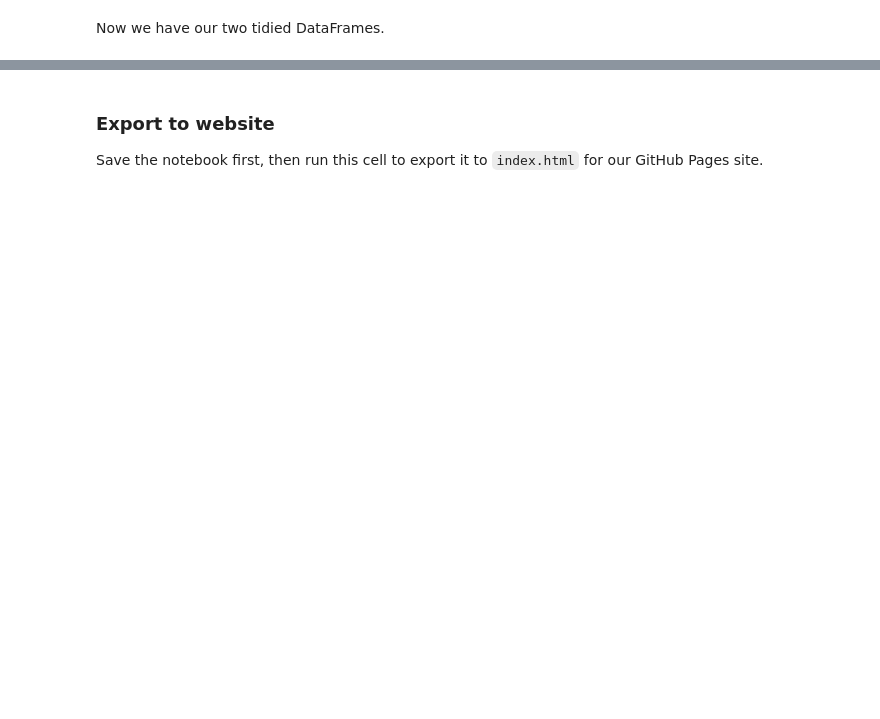
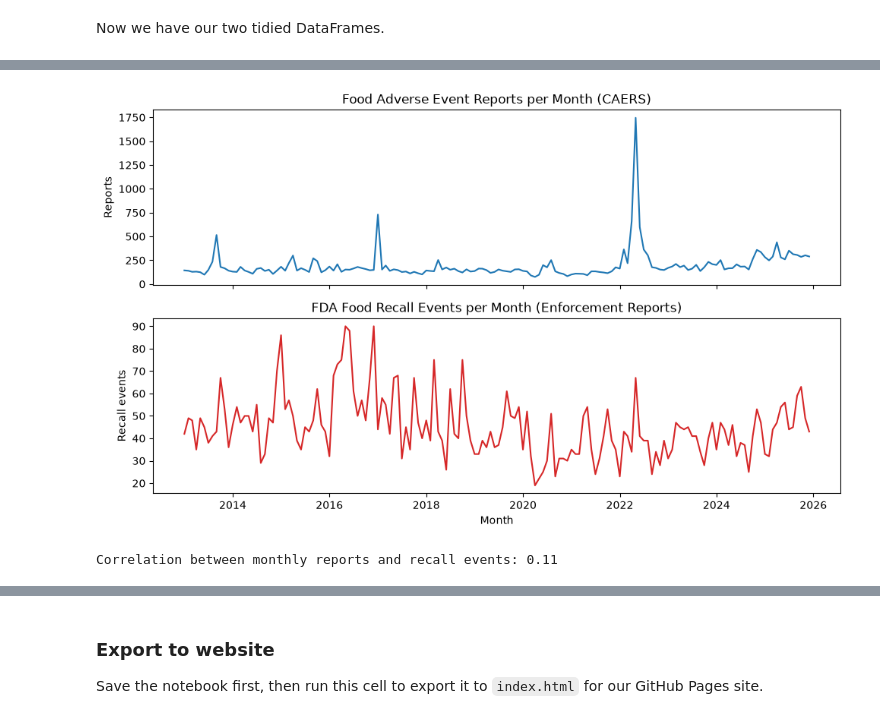
Before and after one commit to elistolte/elistolte.github.io, a Jupyter notebook: notebook.ipynb, the cells around one changed output, grey strips where cells are left out. Drawn from its saved outputs; the diff is of its cells as text; code cells hidden in the pictures; blank space fills up the shorter version.

```diff
--- a/notebook.ipynb
+++ b/notebook.ipynb
@@ -443,0 +556,28 @@ industry_name    object
+# %%
+# Monthly counts from 2013-2025 (the years with consistent data in both datasets)
+food_in_range = food_events[food_events["date_created"].dt.year.between(2013, 2025)]
+recalls_in_range = fda_hist[fda_hist["recall_initiation_date"].dt.year.between(2013, 2025)]
+
+monthly = pd.DataFrame({
+    "adverse_events": food_in_range.groupby(food_in_range["date_created"].dt.to_period("M")).size(),
+    # count unique recall events, not product rows (one event can include many products)
+    "recall_events": recalls_in_range.groupby(recalls_in_range["recall_initiation_date"].dt.to_period("M"))["event_id"].nunique(),
+}).fillna(0)
+monthly.index = monthly.index.to_timestamp()
+
+# Two panels sharing the time axis, since the two counts are on different scales
+fig, (ax1, ax2) = plt.subplots(2, 1, figsize=(10, 6), sharex=True)
+ax1.plot(monthly.index, monthly["adverse_events"], color="tab:blue", linewidth=1.5)
+ax1.set_title("Food Adverse Event Reports per Month (CAERS)")
+ax1.set_ylabel("Reports")
+ax2.plot(monthly.index, monthly["recall_events"], color="tab:red", linewidth=1.5)
+ax2.set_title("FDA Food Recall Events per Month (Enforcement Reports)")
+ax2.set_ylabel("Recall events")
+ax2.set_xlabel("Month")
+plt.tight_layout()
+plt.show()
+
+print("Correlation between monthly reports and recall events:", round(monthly["adverse_events"].corr(monthly["recall_events"]), 2))
+# %% [output]
+[figure, added]
+Correlation between monthly reports and recall events: 0.11
```
Also changed, not shown: parts of 36 cells of this notebook, 1 other file.
